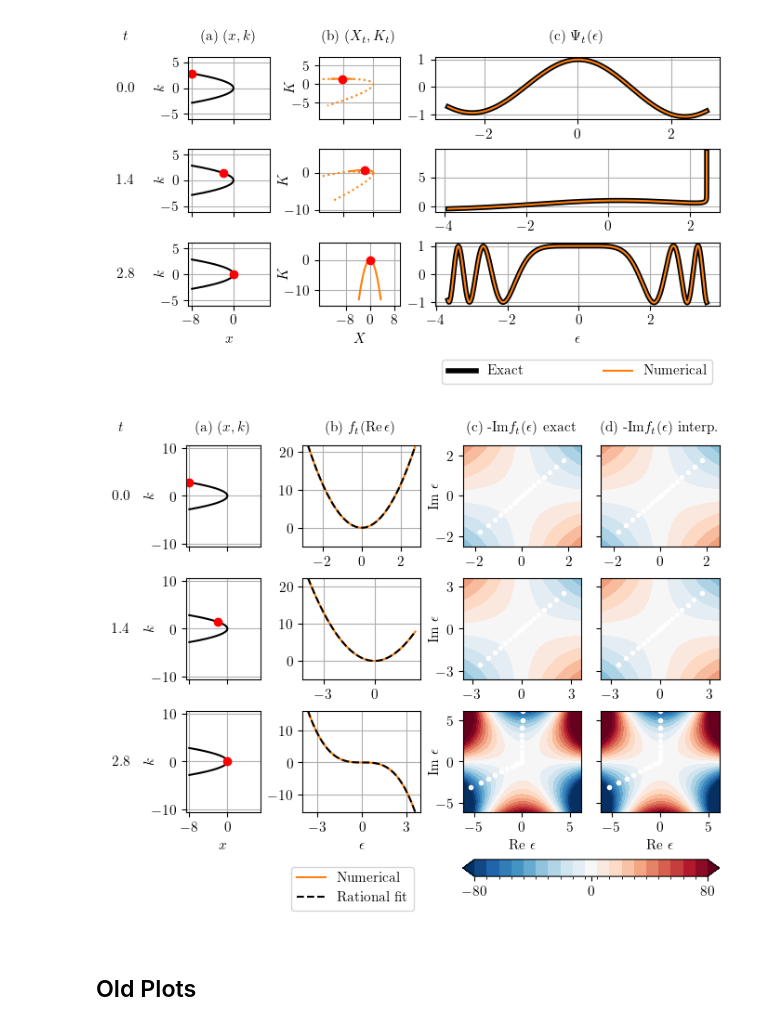
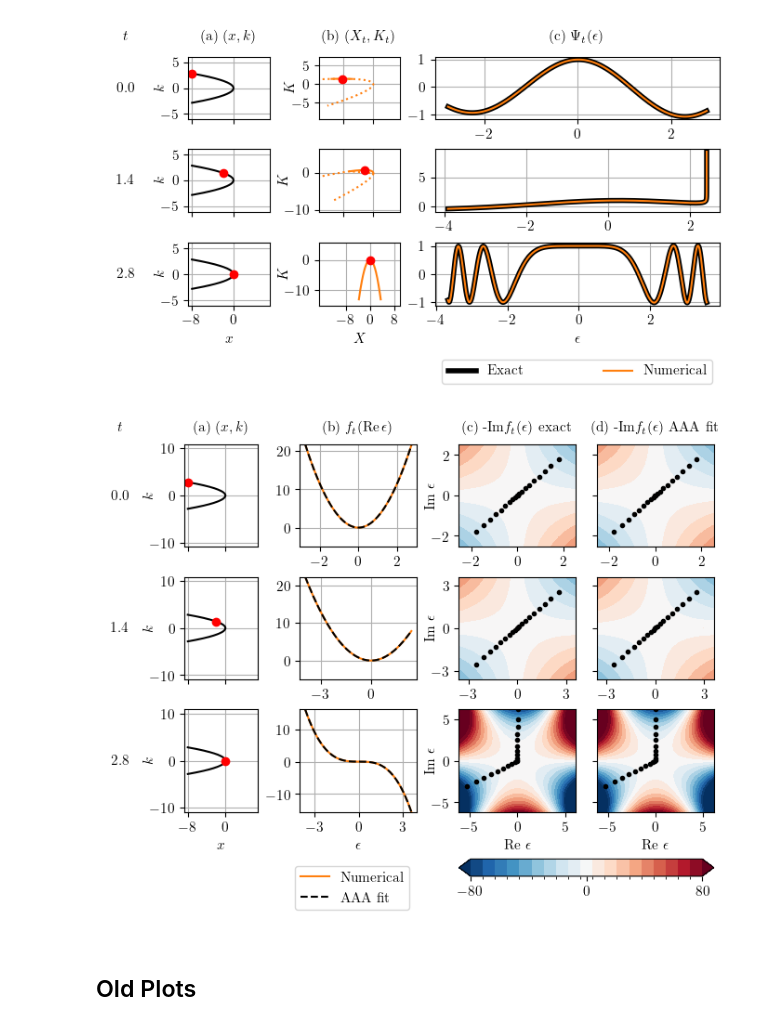
Before and after one commit to runehoejlund/plasma-ray-tracer, a Jupyter notebook: mgo_ex_airy.ipynb, the cells around one changed output. Saved outputs shown, nothing was run; the diff lists cells and outputs as text; code cells hidden in the pictures.

Commit message:
Updated labels on plots

```diff
--- a/mgo_ex_airy.ipynb
+++ b/mgo_ex_airy.ipynb
@@ -279,7 +279,7 @@ def row_range(i):
         return slice(1+3*i,1+3*(i+1))
 
 col_ranges = [slice(0, 1), slice(1, 3), slice(3, 6), slice(6, 9), slice(9, 12)]
-col_titles = [r'$t$', r'(a) $(x, k)$', r'(b) $f_t(\mathrm{Re}\, \epsilon)$', r'(c) -Im$f_t(\epsilon)$ exact', r'(d) -Im$f_t(\epsilon)$ interp.']
+col_titles = [r'$t$', r'(a) $(x, k)$', r'(b) $f_t(\mathrm{Re}\, \epsilon)$', r'(c) -Im$f_t(\epsilon)$ exact', r'(d) -Im$f_t(\epsilon)$ AAA fit']
 
 for col_range, title in zip(col_ranges, col_titles):
     ax = fig.add_subplot(gs[0, col_range])
@@ -325,45 +325,45 @@ for i, result in enumerate(sorted_results[:Nr]):
     im_f = -np.imag(f_ex(Eps.reshape(-1, 1), ks[it_all]).reshape(Eps.shape))
     ax.contourf(Eps_R, Eps_I, im_f, cmap=cmap, levels=len(levels), vmin=vmin, vmax=vmax)
     ax.contourf(Eps_R, Eps_I, im_f, cmap=cmap, levels=levels, vmin=vmin, vmax=vmax)
-    ax.plot(C_R(-l_j, sigma_p[0], sigma_m[0], lamb), C_I(-l_j, sigma_p[0], sigma_m[0], lamb), '.w')
-    ax.plot(C_R(l_j, sigma_p[0], sigma_m[0], lamb), C_I(l_j, sigma_p[0], sigma_m[0], lamb), '.w')
+    ax.plot(C_R(-l_j, sigma_p[0], sigma_m[0], lamb), C_I(-l_j, sigma_p[0], sigma_m[0], lamb), '.k')
+    ax.plot(C_R(l_j, sigma_p[0], sigma_m[0], lamb), C_I(l_j, sigma_p[0], sigma_m[0], lamb), '.k')
     ax.set_ylabel(r'Im $\epsilon$', labelpad=-4)
     if is_end(i):
         ax.set_xlabel(r'Re $\epsilon$')
     plt.gca().xaxis.set_major_locator(mticker.MultipleLocator(int(np.ceil(np.max(np.abs(Eps_R))*2/3))))
     plt.gca().yaxis.set_major_locator(mticker.MultipleLocator(int(np.ceil(np.max(np.abs(Eps_I))*2/3))))
 
     ax = fig.add_subplot(gs[row_range(i), col_ranges[4]])
     Eps_R, Eps_I, Eps, l_j = get_eps(lamb, gauss_quad_order)
     im_f = -np.imag(f_fit(Eps.reshape(-1, 1)).reshape(Eps.shape))
     ax.contourf(Eps_R, Eps_I, im_f, cmap=cmap, levels=len(levels), vmin=vmin, vmax=vmax)
     ax.contourf(Eps_R, Eps_I, im_f, cmap=cmap, levels=levels, vmin=vmin, vmax=vmax)
-    ax.plot(C_R(-l_j, sigma_p[0], sigma_m[0], lamb), C_I(-l_j, sigma_p[0], sigma_m[0], lamb), '.w')
-    ax.plot(C_R(l_j, sigma_p[0], sigma_m[0], lamb), C_I(l_j, sigma_p[0], sigma_m[0], lamb), '.w')
+    ax.plot(C_R(-l_j, sigma_p[0], sigma_m[0], lamb), C_I(-l_j, sigma_p[0], sigma_m[0], lamb), '.k')
+    ax.plot(C_R(l_j, sigma_p[0], sigma_m[0], lamb), C_I(l_j, sigma_p[0], sigma_m[0], lamb), '.k')
     # ax.set_ylabel(r'Im $\epsilon$', labelpad=-4)
     plt.tick_params('y', labelleft=False)
     if is_end(i):
         ax.set_xlabel(r'Re $\epsilon$')
     plt.gca().xaxis.set_major_locator(mticker.MultipleLocator(int(np.ceil(np.max(np.abs(Eps_R))*2/3))))
     plt.gca().yaxis.set_major_locator(mticker.MultipleLocator(int(np.ceil(np.max(np.abs(Eps_I))*2/3))))
 
 ax = fig.add_subplot(gs[-2:, slice(col_ranges[2].start, col_ranges[2].stop)])
 ax.plot(1, '-', color='tab:orange', label='Numerical')
-ax.plot(1, '--', color='k', label='Rational fit')
+ax.plot(1, '--', color='k', label='AAA fit')
 plt.axis('off')
 ax.legend()
 
 cax = fig.add_subplot(gs[-2:-1, slice(col_ranges[-2].start, col_ranges[-1].stop)])
 c_ticks = [vmin, 0, vmax]
 cbar = fig.colorbar(mpl.cm.ScalarMappable(norm=norm, cmap=cmap),
                     cax=cax, ticks=c_ticks, orientation='horizontal', extend='both')
 
 # plt.tight_layout()
 # fig.savefig('./plots/airy_mgo_steps_2.pdf')
 fig.savefig('./plots/airy_mgo_steps_2.png', dpi=300)
 plt.show()
 # %% [output]
-[figure, old version]
+[figure, new version]
 # %% [markdown]
 ## Old Plots
 # %%
```
Also changed, not shown: parts of 1 cell of this notebook, 1 other file.
